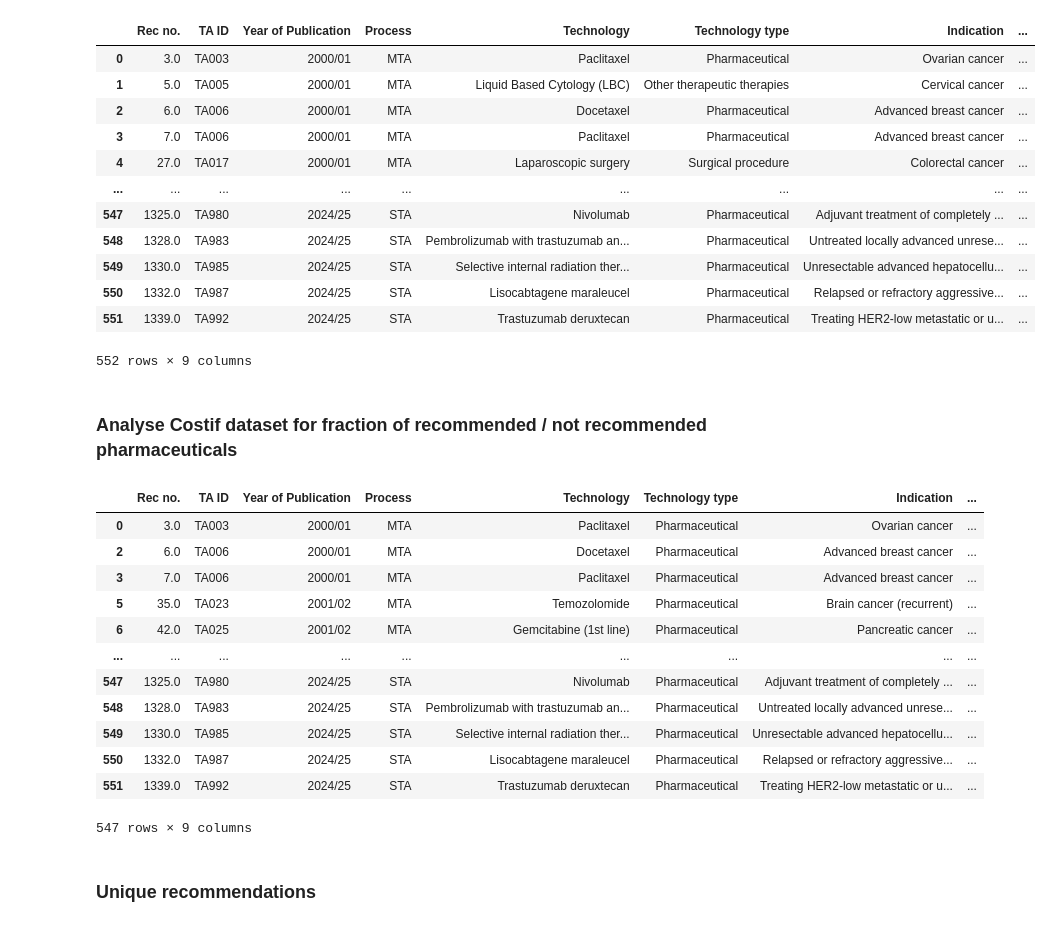
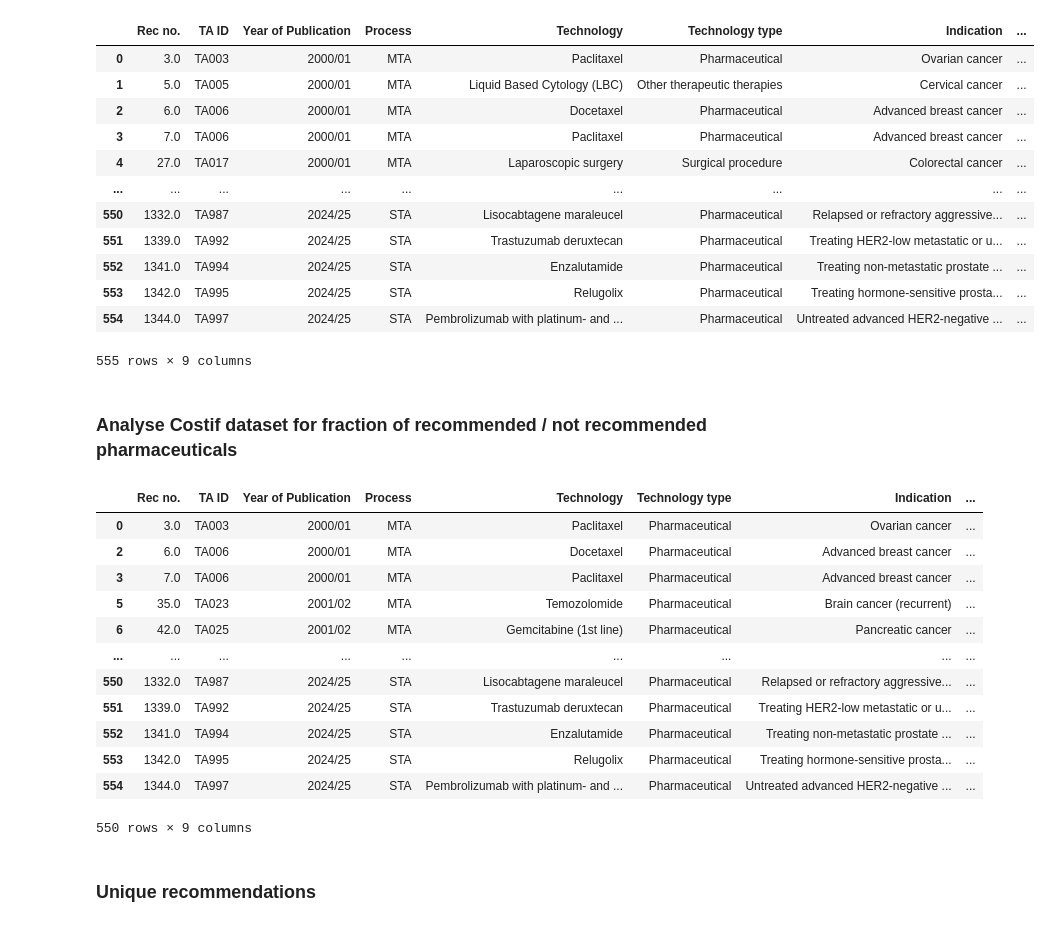
Before and after one commit to DavAug/nice, a Jupyter notebook: analysis_cancer_nice_data.ipynb, the cells around one changed output. Saved outputs shown, nothing was run; the diff lists cells and outputs as text; code cells hidden in the pictures.

```diff
--- a/analysis_cancer_nice_data.ipynb
+++ b/analysis_cancer_nice_data.ipynb
@@ -1,22 +1,22 @@
 # %%
 import pandas as pd
 
-data_costif = pd.read_excel('TA-cancer-recommendations-2.xlsx')
+data_costif = pd.read_excel('TA-cancer-recommendations-3.xlsx')
 data_costif
 # %% [output]
 |  | Rec no. | TA ID | Year of Publication | Process | Technology | Technology type | Indication | ... |
 | 0 | 3.0 | TA003 | 2000/01 | MTA | Paclitaxel | Pharmaceutical | Ovarian cancer | ... |
 | 1 | 5.0 | TA005 | 2000/01 | MTA | Liquid Based Cytology (LBC) | Other therapeutic therapies | Cervical cancer | ... |
 | 2 | 6.0 | TA006 | 2000/01 | MTA | Docetaxel | Pharmaceutical | Advanced breast cancer | ... |
 | 3 | 7.0 | TA006 | 2000/01 | MTA | Paclitaxel | Pharmaceutical | Advanced breast cancer | ... |
 | 4 | 27.0 | TA017 | 2000/01 | MTA | Laparoscopic surgery | Surgical procedure | Colorectal cancer | ... |
 | ... | ... | ... | ... | ... | ... | ... | ... | ... |
-| 547 | 1325.0 | TA980 | 2024/25 | STA | Nivolumab | Pharmaceutical | Adjuvant treatment of completely ... | ... |
-| 548 | 1328.0 | TA983 | 2024/25 | STA | Pembrolizumab with trastuzumab an... | Pharmaceutical | Untreated locally advanced unrese... | ... |
-| 549 | 1330.0 | TA985 | 2024/25 | STA | Selective internal radiation ther... | Pharmaceutical | Unresectable advanced hepatocellu... | ... |
 | 550 | 1332.0 | TA987 | 2024/25 | STA | Lisocabtagene maraleucel | Pharmaceutical | Relapsed or refractory aggressive... | ... |
 | 551 | 1339.0 | TA992 | 2024/25 | STA | Trastuzumab deruxtecan | Pharmaceutical | Treating HER2-low metastatic or u... | ... |
+| 552 | 1341.0 | TA994 | 2024/25 | STA | Enzalutamide | Pharmaceutical | Treating non-metastatic prostate ... | ... |
+| 553 | 1342.0 | TA995 | 2024/25 | STA | Relugolix | Pharmaceutical | Treating hormone-sensitive prosta... | ... |
+| 554 | 1344.0 | TA997 | 2024/25 | STA | Pembrolizumab with platinum- and ... | Pharmaceutical | Untreated advanced HER2-negative ... | ... |
-552 rows × 9 columns
+555 rows × 9 columns
 # %% [markdown]
 ### Analyse Costif dataset for fraction of recommended / not recommended pharmaceuticals
 # %%
@@ -31,12 +31,12 @@ data_costif_pharm
 | 5 | 35.0 | TA023 | 2001/02 | MTA | Temozolomide | Pharmaceutical | Brain cancer (recurrent) | ... |
 | 6 | 42.0 | TA025 | 2001/02 | MTA | Gemcitabine (1st line) | Pharmaceutical | Pancreatic cancer | ... |
 | ... | ... | ... | ... | ... | ... | ... | ... | ... |
-| 547 | 1325.0 | TA980 | 2024/25 | STA | Nivolumab | Pharmaceutical | Adjuvant treatment of completely ... | ... |
-| 548 | 1328.0 | TA983 | 2024/25 | STA | Pembrolizumab with trastuzumab an... | Pharmaceutical | Untreated locally advanced unrese... | ... |
-| 549 | 1330.0 | TA985 | 2024/25 | STA | Selective internal radiation ther... | Pharmaceutical | Unresectable advanced hepatocellu... | ... |
 | 550 | 1332.0 | TA987 | 2024/25 | STA | Lisocabtagene maraleucel | Pharmaceutical | Relapsed or refractory aggressive... | ... |
 | 551 | 1339.0 | TA992 | 2024/25 | STA | Trastuzumab deruxtecan | Pharmaceutical | Treating HER2-low metastatic or u... | ... |
+| 552 | 1341.0 | TA994 | 2024/25 | STA | Enzalutamide | Pharmaceutical | Treating non-metastatic prostate ... | ... |
+| 553 | 1342.0 | TA995 | 2024/25 | STA | Relugolix | Pharmaceutical | Treating hormone-sensitive prosta... | ... |
+| 554 | 1344.0 | TA997 | 2024/25 | STA | Pembrolizumab with platinum- and ... | Pharmaceutical | Untreated advanced HER2-negative ... | ... |
-547 rows × 9 columns
+550 rows × 9 columns
 # %% [markdown]
 ### Unique recommendations
 # %%
```
Also changed, not shown: parts of 2 cells of this notebook, 3 other files.
